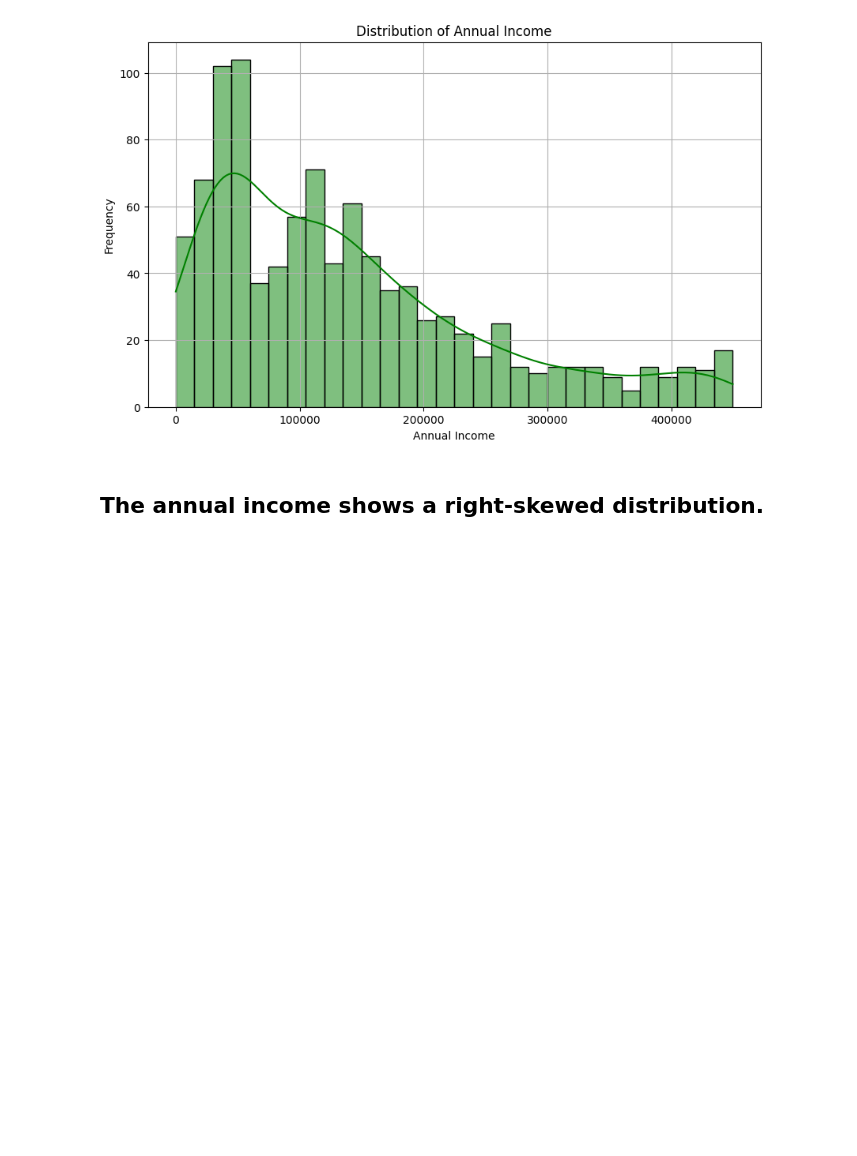
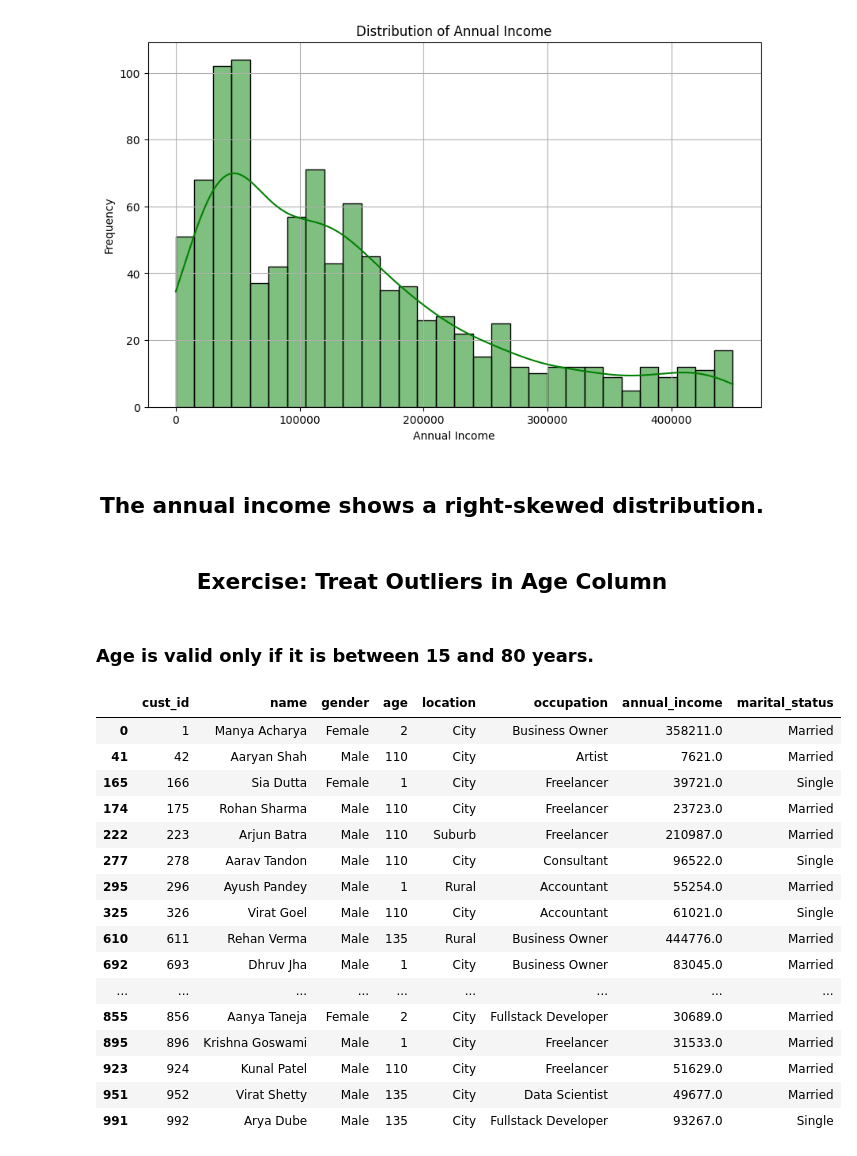
Before and after one commit to ashishjadhav123/AtliQo-Bank-Credit-Card-Launch, a Jupyter notebook: AtliQo Bank Phase1.ipynb, the cells around one changed output. Drawn from its saved outputs; the diff is of its cells as text; code cells hidden in the pictures; blank space fills up the shorter version.

Commit message:
Exercise: Treat Outliers in Age Column 24-09-2025

```diff
--- a/AtliQo Bank Phase1.ipynb
+++ b/AtliQo Bank Phase1.ipynb
@@ -141,3 +141,27 @@ plt.show()
 [figure]
 # %% [markdown]
 <h2 align="Center"> The annual income shows a right-skewed distribution. </h2>
+# %% [markdown]
+<h2 align=Center> Exercise: Treat Outliers in Age Column </h2>
+# %% [markdown]
+<h3> Age is valid only if it is between 15 and 80 years. </h3>
+# %%
+df_customer.loc[(df_customer['age'] < 15) | (df_customer['age'] > 85)]
+# %% [output]
+|  | cust_id | name | gender | age | location | occupation | annual_income | marital_status |
+| 0 | 1 | Manya Acharya | Female | 2 | City | Business Owner | 358211.0 | Married |
+| 41 | 42 | Aaryan Shah | Male | 110 | City | Artist | 7621.0 | Married |
+| 165 | 166 | Sia Dutta | Female | 1 | City | Freelancer | 39721.0 | Single |
+| 174 | 175 | Rohan Sharma | Male | 110 | City | Freelancer | 23723.0 | Married |
+| 222 | 223 | Arjun Batra | Male | 110 | Suburb | Freelancer | 210987.0 | Married |
+| 277 | 278 | Aarav Tandon | Male | 110 | City | Consultant | 96522.0 | Single |
+| 295 | 296 | Ayush Pandey | Male | 1 | Rural | Accountant | 55254.0 | Married |
+| 325 | 326 | Virat Goel | Male | 110 | City | Accountant | 61021.0 | Single |
+| 610 | 611 | Rehan Verma | Male | 135 | Rural | Business Owner | 444776.0 | Married |
+| 692 | 693 | Dhruv Jha | Male | 1 | City | Business Owner | 83045.0 | Married |
+| ... | ... | ... | ... | ... | ... | ... | ... | ... |
+| 855 | 856 | Aanya Taneja | Female | 2 | City | Fullstack Developer | 30689.0 | Married |
+| 895 | 896 | Krishna Goswami | Male | 1 | City | Freelancer | 31533.0 | Married |
+| 923 | 924 | Kunal Patel | Male | 110 | City | Freelancer | 51629.0 | Married |
+| 951 | 952 | Virat Shetty | Male | 135 | City | Data Scientist | 49677.0 | Married |
+| 991 | 992 | Arya Dube | Male | 135 | City | Fullstack Developer | 93267.0 | Single |
```
Also changed, not shown: parts of 4 cells of this notebook.
